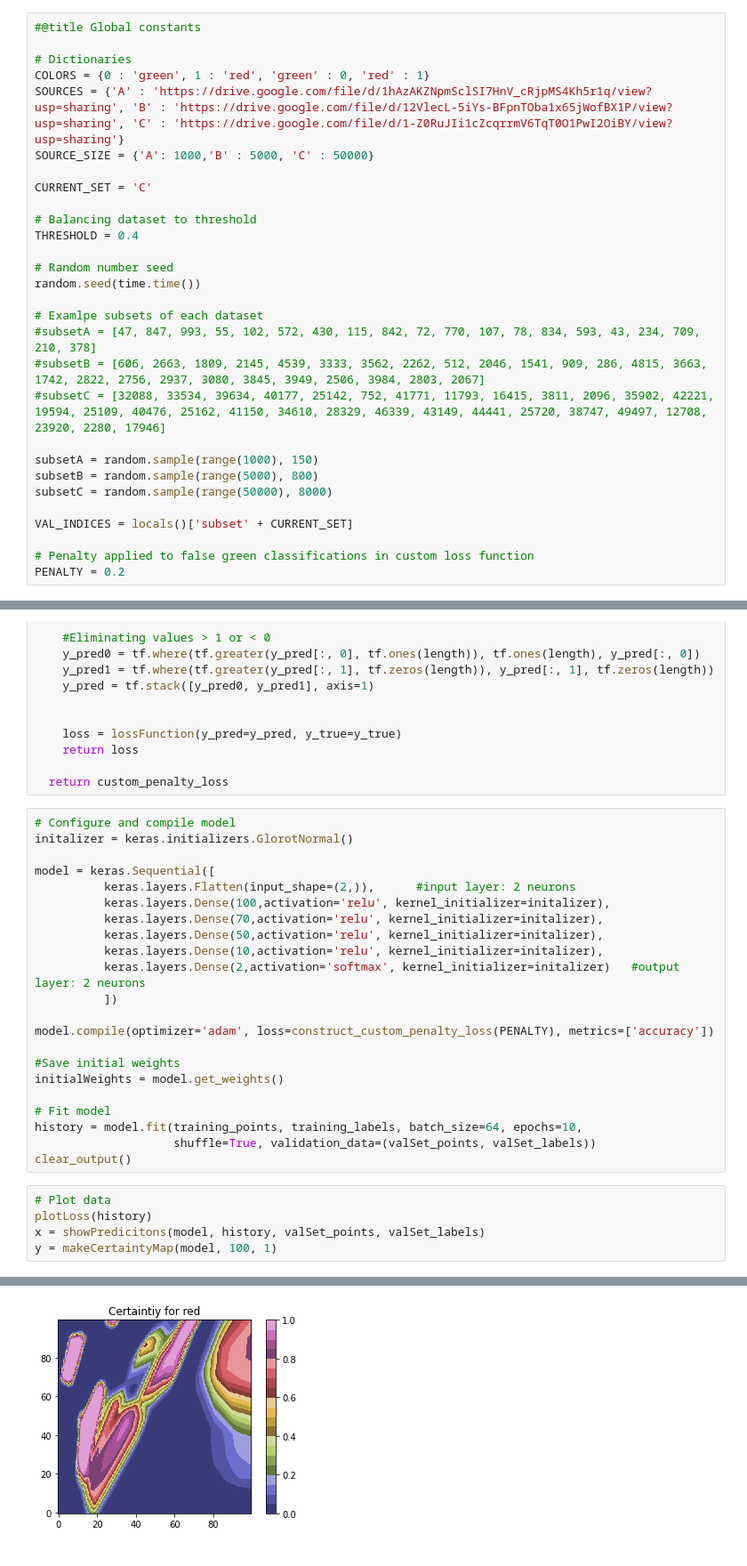
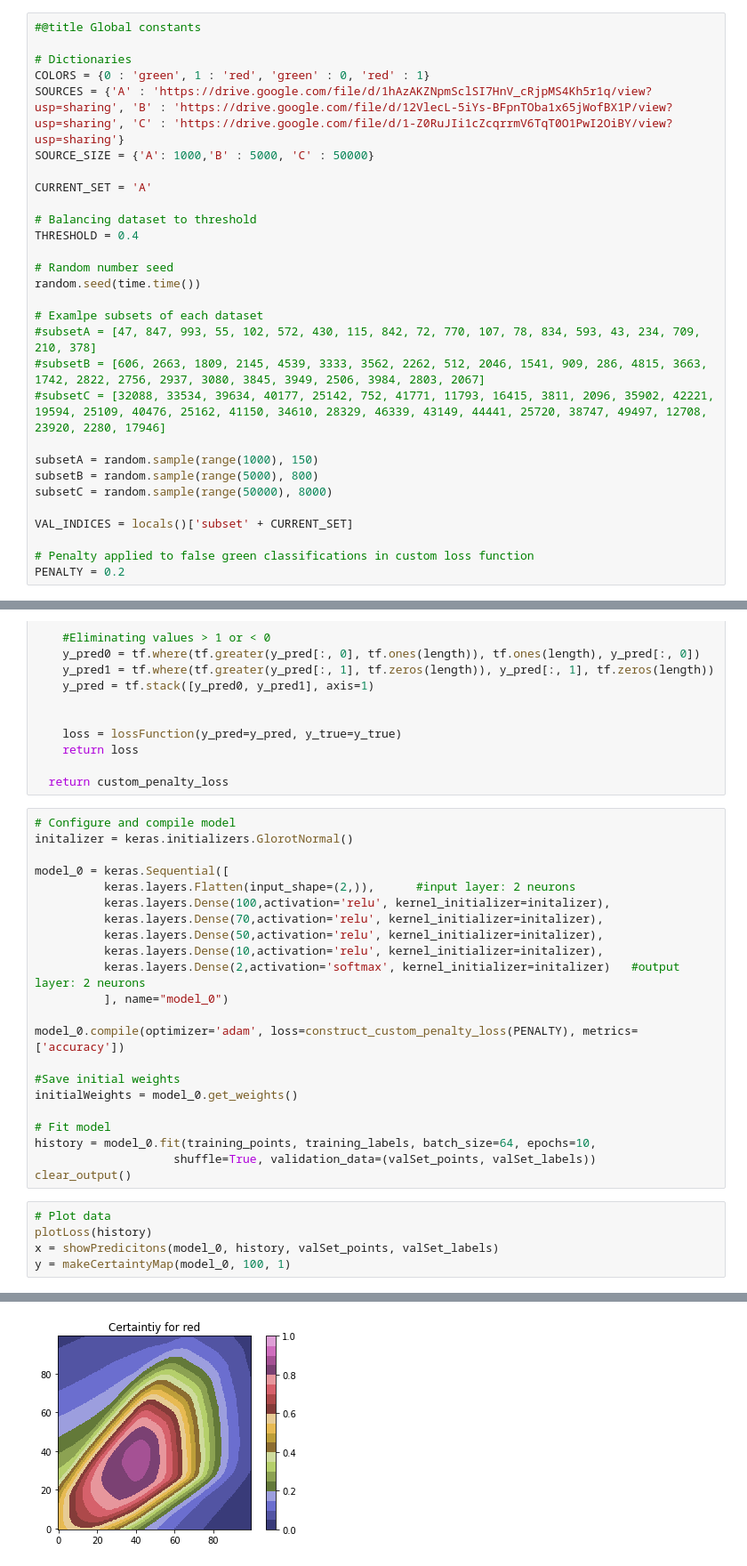
Before and after one commit to ericbill21/siemens, a Jupyter notebook: Siemens_Approach.ipynb, the cells around one changed output, grey strips where cells are left out. Shown at 89% size. Drawn from its saved outputs; the diff is of its cells as text.

Commit message:
Started working on batchVsEpoch, implemented model name

```diff
--- a/Siemens_Approach.ipynb
+++ b/Siemens_Approach.ipynb
@@ -35,7 +36,7 @@ COLORS = {0 : 'green', 1 : 'red', 'green' : 0, 'red' : 1}
 SOURCES = {'A' : 'https://drive.google.com/file/d/1hAzAKZNpmSclSI7HnV_cRjpMS4Kh5r1q/view?usp=sharing', 'B' : 'https://drive.google.com/file/d/12VlecL-5iYs-BFpnTOba1x65jWofBX1P/view?usp=sharing', 'C' : 'https://drive.google.com/file/d/1-Z0RuJIi1cZcqrrmV6TqT0O1PwI2OiBY/view?usp=sharing'}
 SOURCE_SIZE = {'A': 1000,'B' : 5000, 'C' : 50000}
 
-CURRENT_SET = 'C'
+CURRENT_SET = 'A'
 
 # Balancing dataset to threshold
 THRESHOLD = 0.4
@@ -803,27 +927,27 @@ def construct_custom_penalty_loss(penalty,
 # Configure and compile model
 initalizer = keras.initializers.GlorotNormal()
 
-model = keras.Sequential([
+model_0 = keras.Sequential([
           keras.layers.Flatten(input_shape=(2,)),      #input layer: 2 neurons
           keras.layers.Dense(100,activation='relu', kernel_initializer=initalizer),
           keras.layers.Dense(70,activation='relu', kernel_initializer=initalizer),
           keras.layers.Dense(50,activation='relu', kernel_initializer=initalizer),
           keras.layers.Dense(10,activation='relu', kernel_initializer=initalizer),
           keras.layers.Dense(2,activation='softmax', kernel_initializer=initalizer)   #output layer: 2 neurons
-          ])
+          ], name="model_0")
 
-model.compile(optimizer='adam', loss=construct_custom_penalty_loss(PENALTY), metrics=['accuracy'])
+model_0.compile(optimizer='adam', loss=construct_custom_penalty_loss(PENALTY), metrics=['accuracy'])
 
 #Save initial weights
-initialWeights = model.get_weights()
+initialWeights = model_0.get_weights()
 
 # Fit model
-history = model.fit(training_points, training_labels, batch_size=64, epochs=10,
+history = model_0.fit(training_points, training_labels, batch_size=64, epochs=10,
                     shuffle=True, validation_data=(valSet_points, valSet_labels))
 clear_output()
 # %%
 # Plot data
 plotLoss(history)
-x = showPredicitons(model, history, valSet_points, valSet_labels)
-y = makeCertaintyMap(model, 100, 1)
+x = showPredicitons(model_0, history, valSet_points, valSet_labels)
+y = makeCertaintyMap(model_0, 100, 1)
 # %% [output]
@@ -840,2 +964,2 @@ Average misclassification certainty: 0.84
-[figure, old version]
+[figure, new version]
 # %%
```
Also changed, not shown: parts of 11 cells of this notebook.
